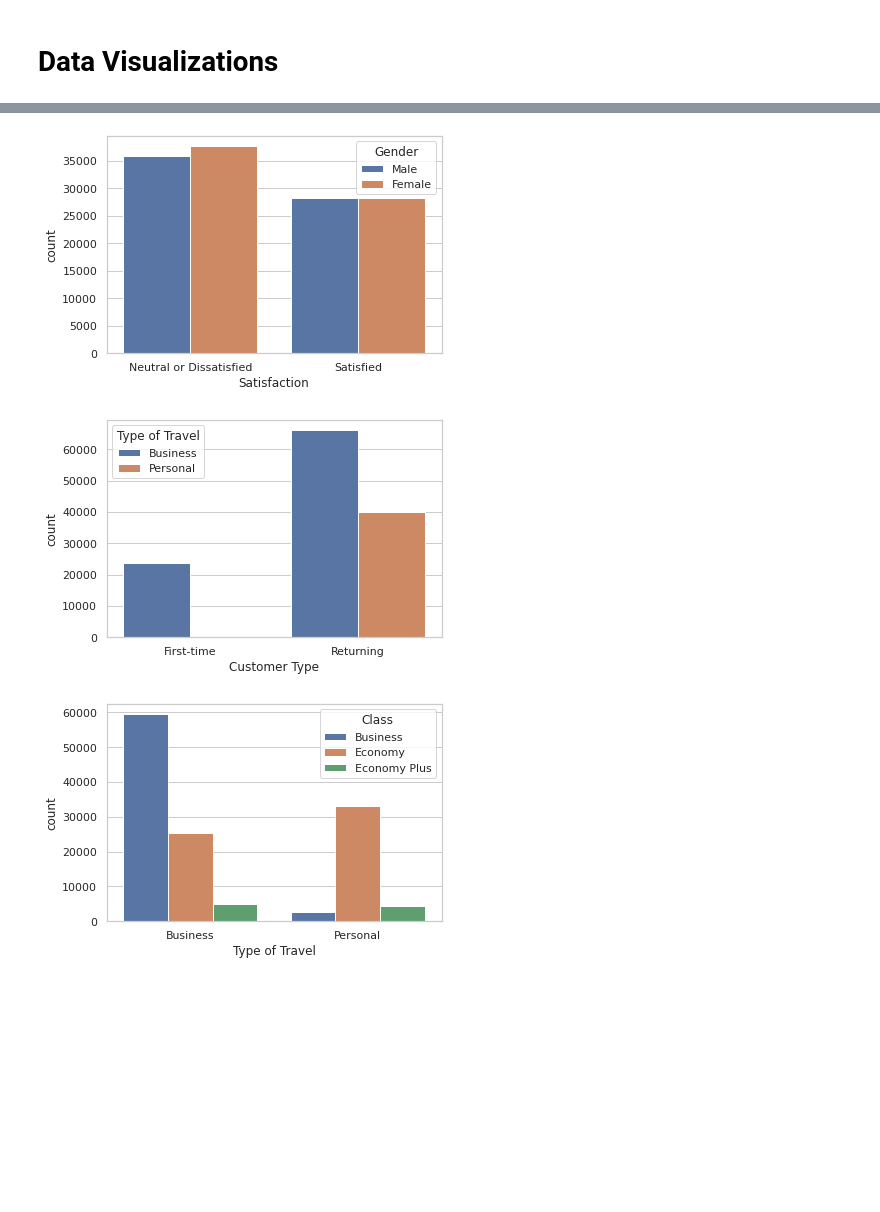
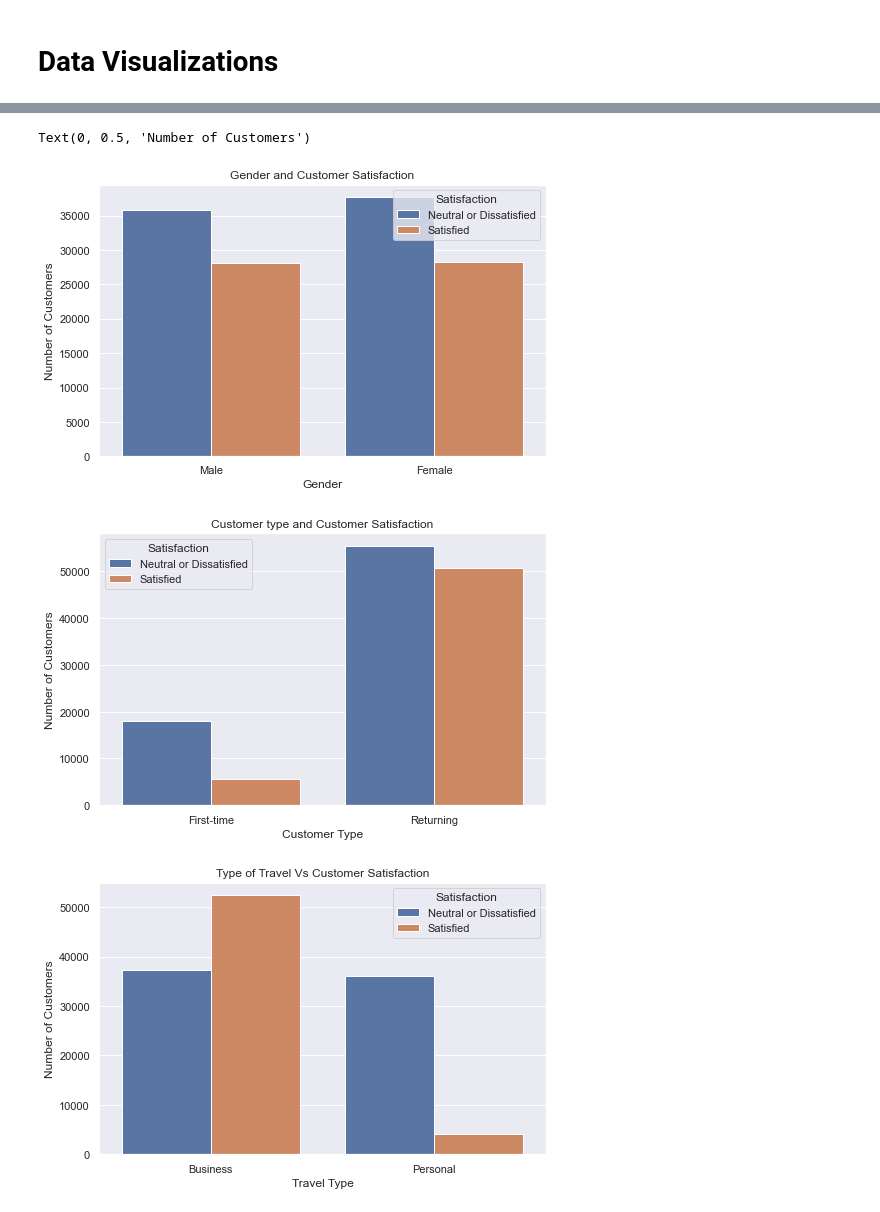
Before and after one commit to techie-grace/Airplane-Customer-Satisfaction, a Jupyter notebook: Aiplane Analysis.ipynb, the cells around one changed output, grey strips where cells are left out. Drawn from its saved outputs; the diff is of its cells as text; code cells hidden in the pictures; blank space fills up the shorter version.

```diff
--- a/Aiplane Analysis.ipynb
+++ b/Aiplane Analysis.ipynb
@@ -211,16 +222,24 @@ ValueError: Could not interpret input 'Customer Type'
-# %%
-sns.countplot(x="Satisfaction", data=data, hue="Gender")
-
-plt.show()
-# %% [output]
-[figure, removed]
+# %%
+sns.countplot(x="Gender", data=data, hue= "Satisfaction")
+plt.title("Gender and Customer Satisfaction")
+plt.xlabel("Gender")
+plt.ylabel("Number of Customers")
+# %% [output]
+Text(0, 0.5, 'Number of Customers')
+[figure, added]
 # %%
-sns.countplot(x='Customer Type', data=data, hue="Type of Travel")
+sns.countplot(x='Customer Type', data=data, hue="Satisfaction")
+plt.title("Customer type and Customer Satisfaction")
+plt.xlabel("Customer Type")
+plt.ylabel("Number of Customers")
 plt.show()
 # %% [output]
-[figure, old version]
+[figure, new version]
 # %%
-sns.countplot(x="Type of Travel", data=data, hue="Class")
+sns.countplot(x="Type of Travel", data=data, hue="Satisfaction")
+plt.title("Type of Travel and Customer Satisfaction")
+plt.xlabel("Travel Type")
+plt.ylabel("Number of Customers")
 plt.show()
 # %% [output]
-[figure, old version]
+[figure, new version]
```
Also changed, not shown: parts of 32 cells of this notebook.
